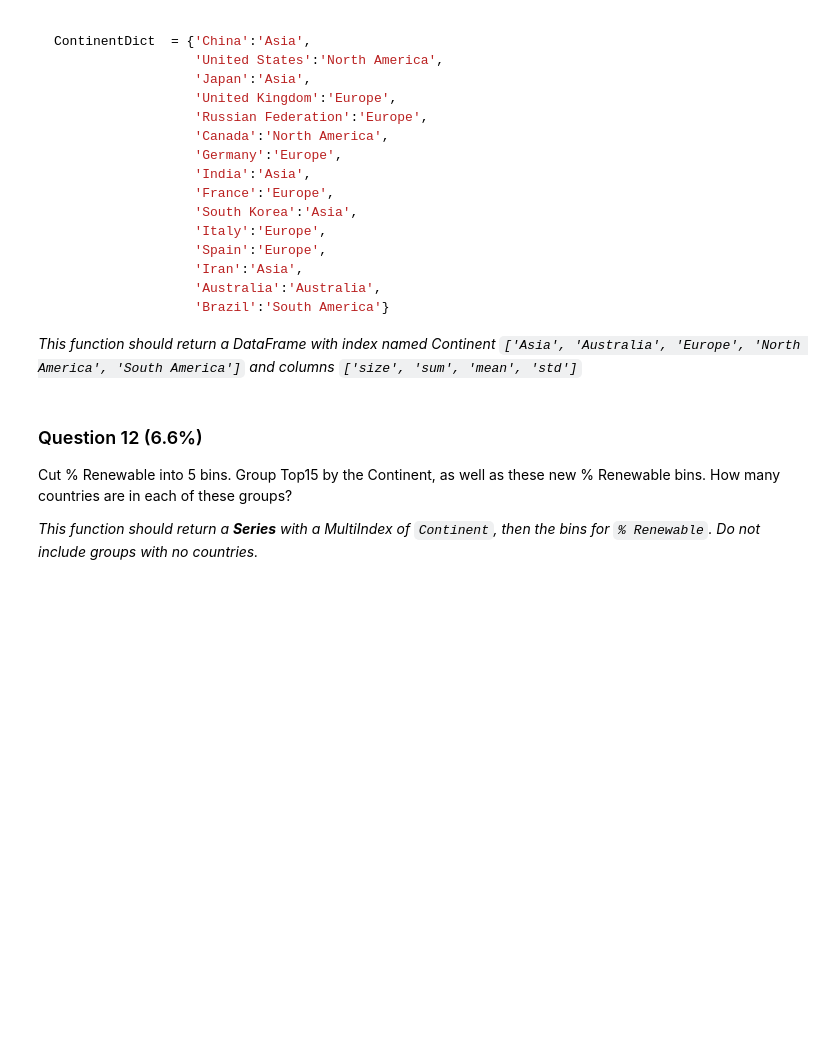
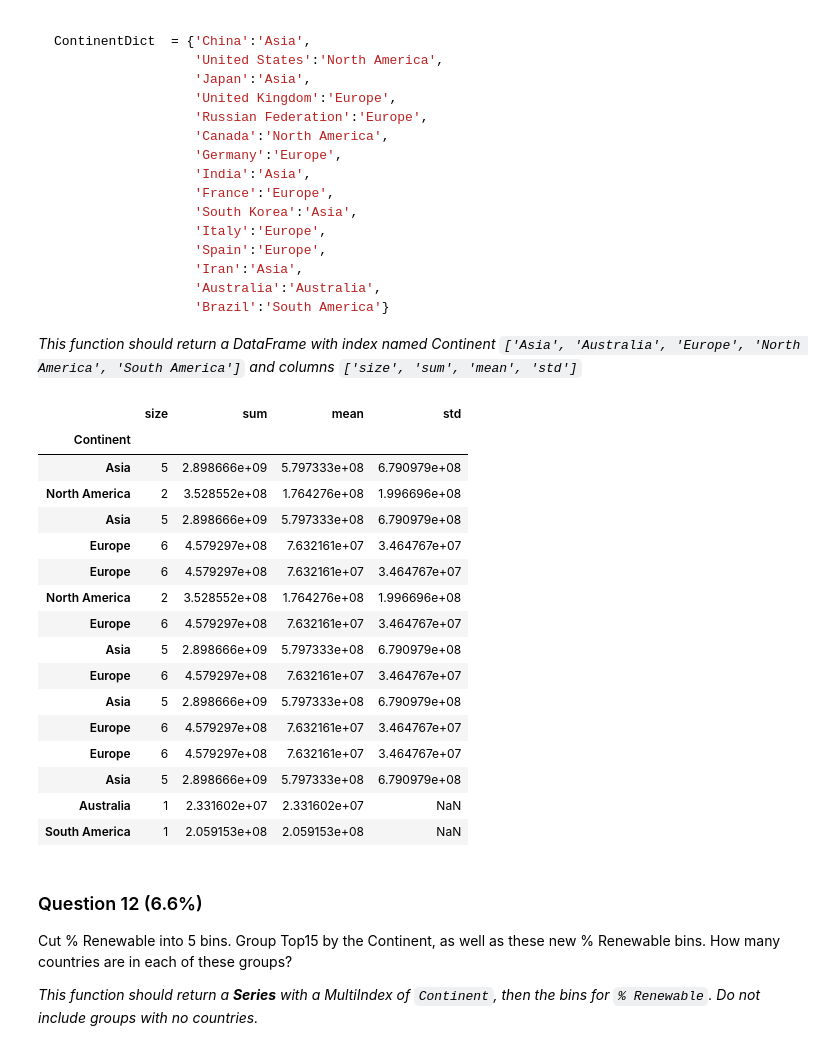
Before and after one commit to Brian-Lee/intro-to_data-science-with-python, a Jupyter notebook: Assignment+3.ipynb, the cells around one changed output. Saved outputs shown, nothing was run; the diff lists cells and outputs as text; code cells hidden in the pictures; blank space fills up the shorter version.

Commit message:
answered question 11

````diff
--- a/Assignment+3.ipynb
+++ b/Assignment+3.ipynb
@@ -538,15 +516,82 @@ ContinentDict  = {'China':'Asia',
 ```
 
 *This function should return a DataFrame with index named Continent `['Asia', 'Australia', 'Europe', 'North America', 'South America']` and columns `['size', 'sum', 'mean', 'std']`*
-# %%
-def answer_eleven():
-    ''' answer 11 '''
-    Top15 = answer_one()
-
-    assert isinstance(answer_df, pd.DataFrame)
-    assert answer_df.columns = ['size', 'sum', 'mean', 'std']
-
-    return answer_df
+# %%
+def answer_eleven():
+    ''' answer 11 '''
+
+    ContinentDict  = {'China':'Asia',
+                  'United States':'North America',
+                  'Japan':'Asia',
+                  'United Kingdom':'Europe',
+                  'Russian Federation':'Europe',
+                  'Canada':'North America',
+                  'Germany':'Europe',
+                  'India':'Asia',
+                  'France':'Europe',
+                  'South Korea':'Asia',
+                  'Italy':'Europe',
+                  'Spain':'Europe',
+                  'Iran':'Asia',
+                  'Australia':'Australia',
+                  'Brazil':'South America'}
+
+    Top15 = answer_one()
+    Top15['population-estimate'] = Top15['Energy Supply']/Top15['Energy Supply per Capita']
+    Top15 = pd.DataFrame(Top15, dtype='float')
+    for country in Top15.index:
+        #print(country)
+        #Top15[country]['Continent'] = ContinentDict[country]
+        Top15['Rank'].loc[country] = ContinentDict[country]
+        #print(Top15.loc[country]['Rank'])
+
+    #Top15 = pd.DataFrame(Top15, dtype='float')
+    Top15.rename(columns={"Rank": "Continent"}, inplace=True)
+    Top15.reset_index(inplace=True)
+    #Top15['size'] = Top15.groupby('Continent')['Country Name'].count()
+    size = Top15.groupby('Continent')['Country Name'].count()
+    sum = Top15.groupby('Continent')['population-estimate'].sum()
+    mean = Top15.groupby('Continent')['population-estimate'].mean()
+    std = Top15.groupby('Continent')['population-estimate'].std()
+
+    Top15.set_index('Continent',inplace=True)
+
+    # Remove all columns between column index 1 to 3
+    Top15.drop(Top15.iloc[:, 0:21], inplace = True, axis = 1)
+
+    Top15['size'] = size
+    Top15['sum'] = sum
+    Top15['mean'] = mean
+    Top15['std'] = std
+
+
+    answer_df = Top15
+
+    assert isinstance(answer_df, pd.DataFrame)
+    assert answer_df.columns.size == 4
+    #assert answer_df.columns == ['size', 'sum', 'mean', 'std']
+
+    return answer_df
+
+answer_eleven()
+# %% [output]
+|  | size | sum | mean | std |
+| Continent |  |  |  |  |
+| Asia | 5 | 2.898666e+09 | 5.797333e+08 | 6.790979e+08 |
+| North America | 2 | 3.528552e+08 | 1.764276e+08 | 1.996696e+08 |
+| Asia | 5 | 2.898666e+09 | 5.797333e+08 | 6.790979e+08 |
+| Europe | 6 | 4.579297e+08 | 7.632161e+07 | 3.464767e+07 |
+| Europe | 6 | 4.579297e+08 | 7.632161e+07 | 3.464767e+07 |
+| North America | 2 | 3.528552e+08 | 1.764276e+08 | 1.996696e+08 |
+| Europe | 6 | 4.579297e+08 | 7.632161e+07 | 3.464767e+07 |
+| Asia | 5 | 2.898666e+09 | 5.797333e+08 | 6.790979e+08 |
+| Europe | 6 | 4.579297e+08 | 7.632161e+07 | 3.464767e+07 |
+| Asia | 5 | 2.898666e+09 | 5.797333e+08 | 6.790979e+08 |
+| Europe | 6 | 4.579297e+08 | 7.632161e+07 | 3.464767e+07 |
+| Europe | 6 | 4.579297e+08 | 7.632161e+07 | 3.464767e+07 |
+| Asia | 5 | 2.898666e+09 | 5.797333e+08 | 6.790979e+08 |
+| Australia | 1 | 2.331602e+07 | 2.331602e+07 | NaN |
+| South America | 1 | 2.059153e+08 | 2.059153e+08 | NaN |
 # %% [markdown]
 ### Question 12 (6.6%)
 Cut % Renewable into 5 bins. Group Top15 by the Continent, as well as these new % Renewable bins. How many countries are in each of these groups?
````
Also changed, not shown: parts of 2 cells of this notebook.
